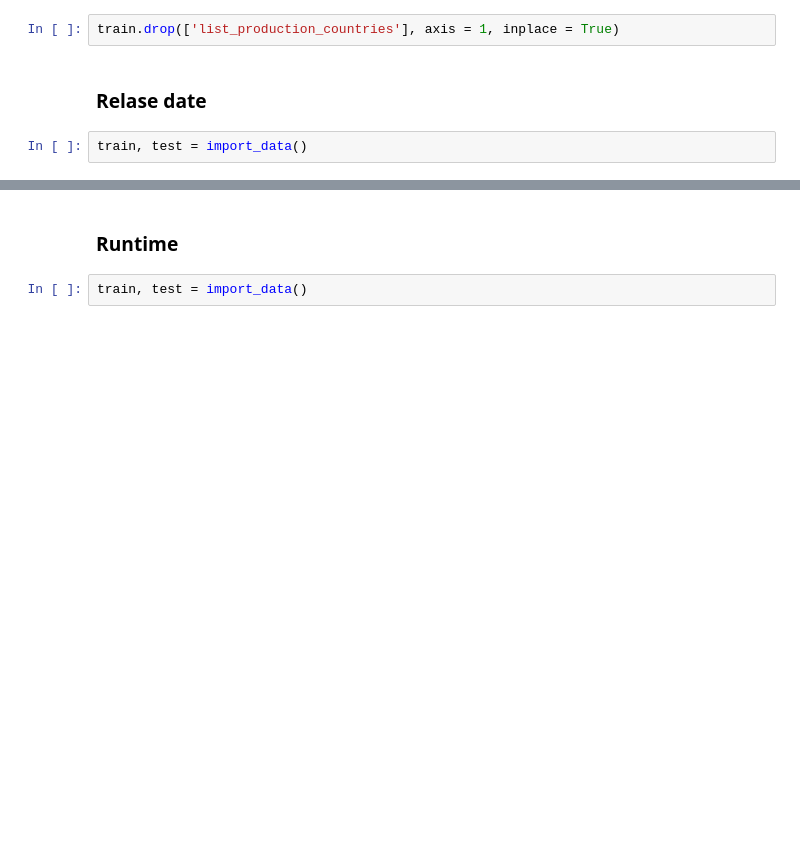
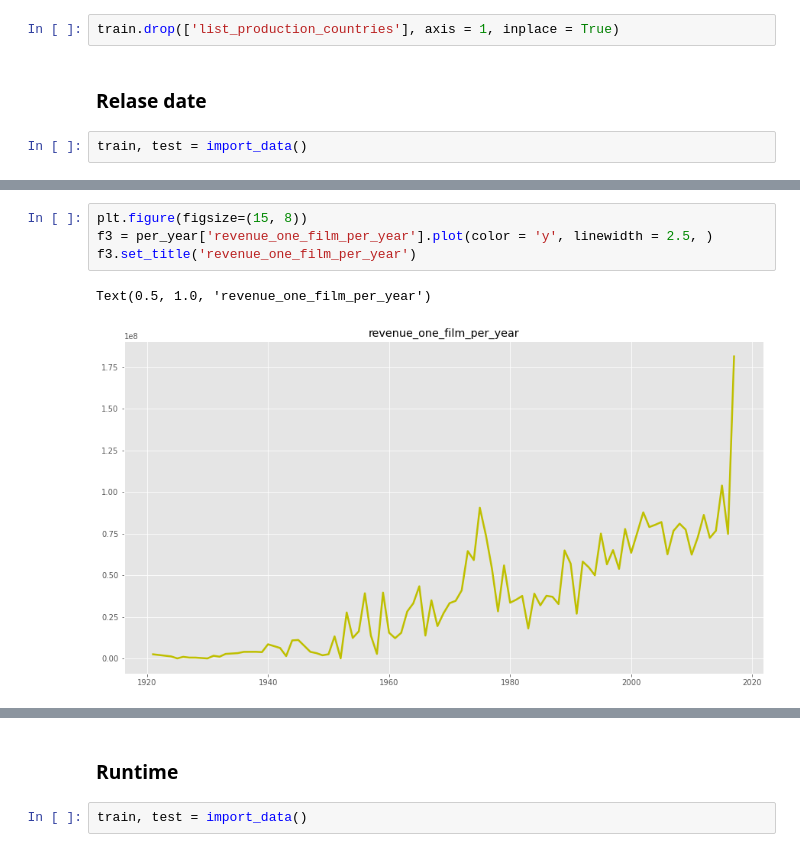
Before and after one commit to eydeem/Movie-prediction, a Jupyter notebook: main.ipynb, the cells around one changed output, grey strips where cells are left out. Drawn from its saved outputs; the diff is of its cells as text; blank space fills up the shorter version.

```diff
--- a/main.ipynb
+++ b/main.ipynb
@@ -622,0 +733,7 @@ train, test = import_data()
+# %%
+plt.figure(figsize=(15, 8))
+f3 = per_year['revenue_one_film_per_year'].plot(color = 'y', linewidth = 2.5, )
+f3.set_title('revenue_one_film_per_year')
+# %% [output]
+Text(0.5, 1.0, 'revenue_one_film_per_year')
+[figure, added]
```
Also changed, not shown: parts of 25 cells of this notebook.
